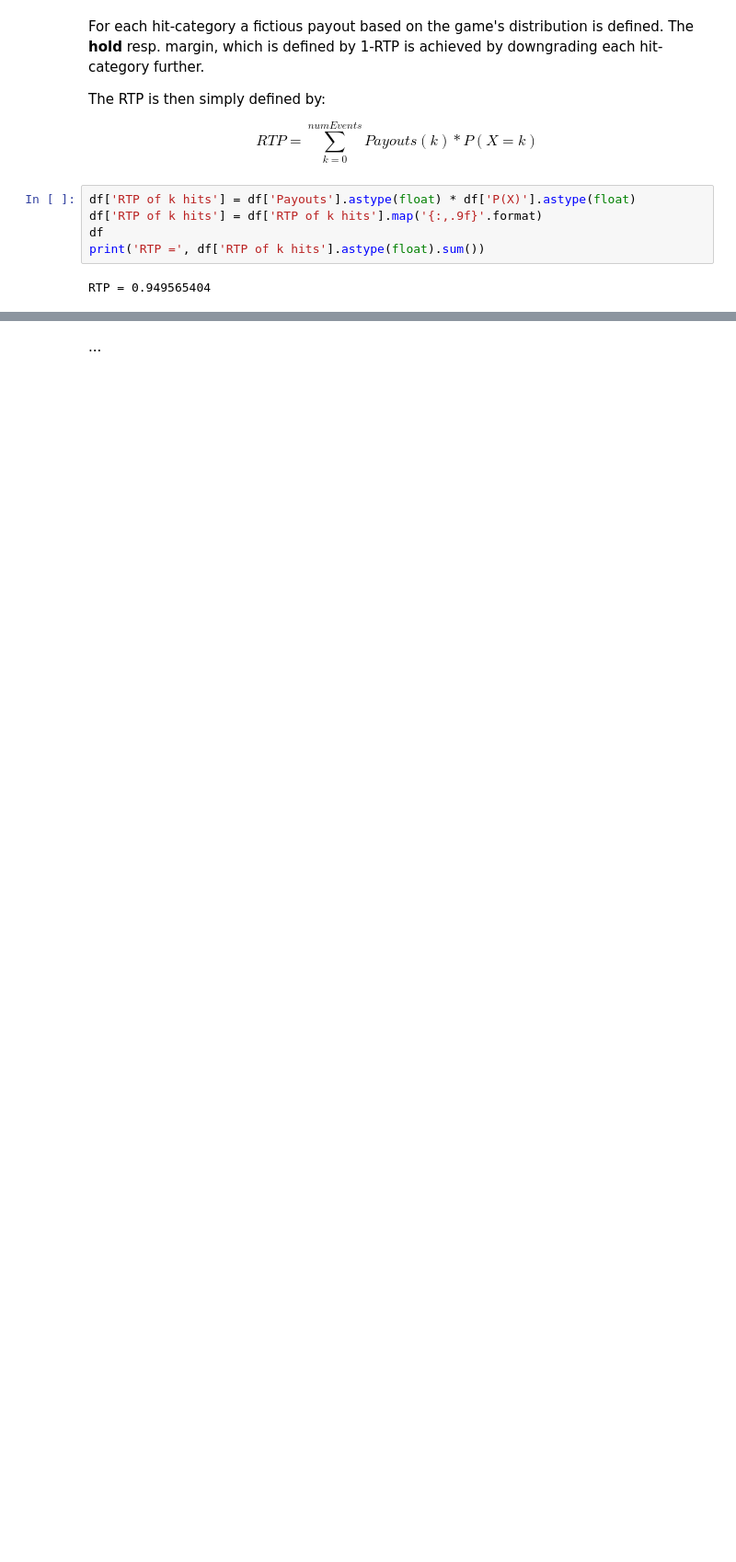
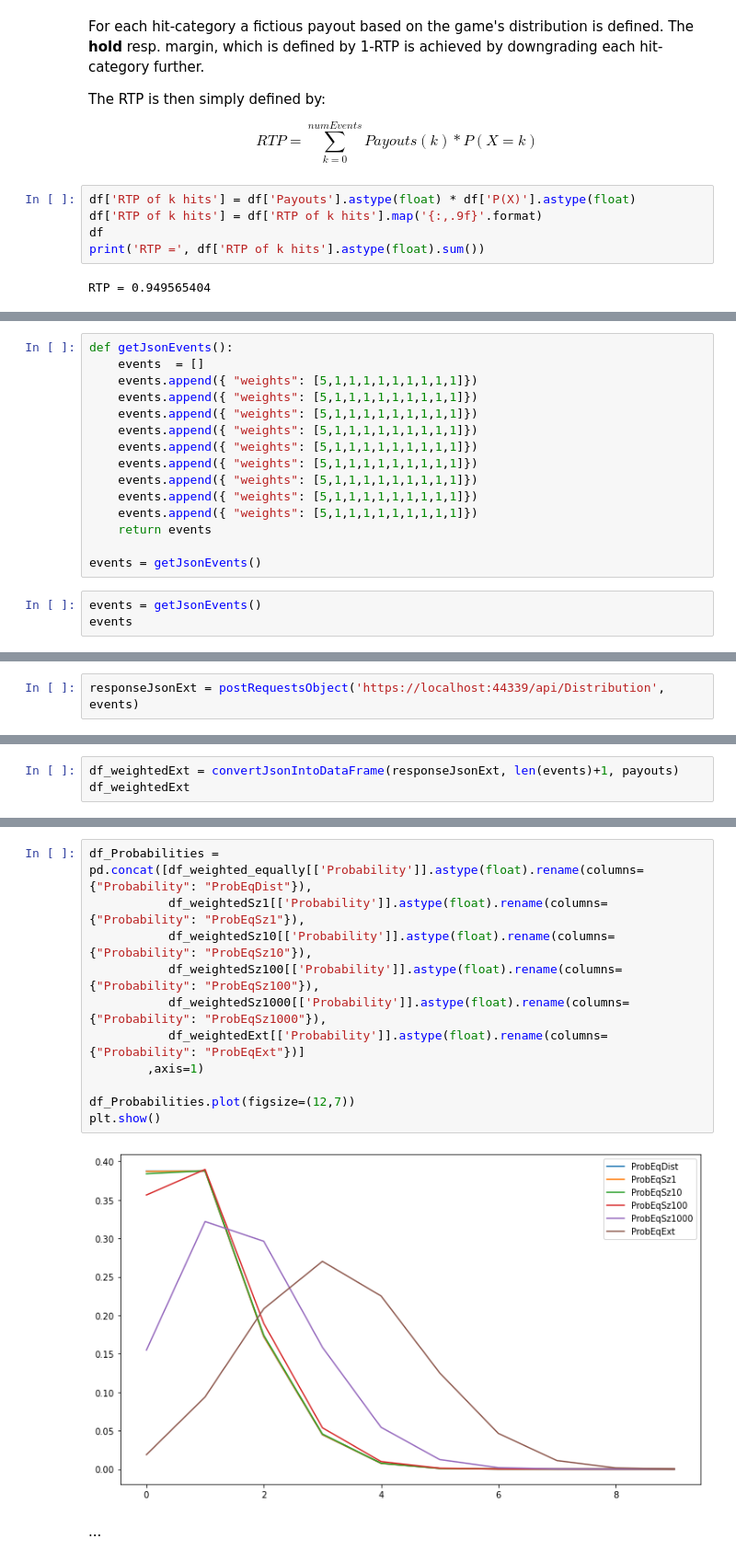
Before and after one commit to Gordi33/Hypercycle, a Jupyter notebook: DistributionComputation.ipynb, the cells around one changed output, grey strips where cells are left out. Shown at 92% size. Cells and saved outputs as stored; diff of their text form; blank space fills up the shorter version.

Commit message:
updated readme+DistComp

```diff
--- a/DistributionComputation.ipynb
+++ b/DistributionComputation.ipynb
@@ -140,0 +504,18 @@ Part 4: .. .
+# %%
+def getJsonEvents():
+    events  = []
+    events.append({ "weights": [5,1,1,1,1,1,1,1,1,1]})
+    events.append({ "weights": [5,1,1,1,1,1,1,1,1,1]})
+    events.append({ "weights": [5,1,1,1,1,1,1,1,1,1]})
+    events.append({ "weights": [5,1,1,1,1,1,1,1,1,1]})
+    events.append({ "weights": [5,1,1,1,1,1,1,1,1,1]})
+    events.append({ "weights": [5,1,1,1,1,1,1,1,1,1]})
+    events.append({ "weights": [5,1,1,1,1,1,1,1,1,1]})
+    events.append({ "weights": [5,1,1,1,1,1,1,1,1,1]})
+    events.append({ "weights": [5,1,1,1,1,1,1,1,1,1]})
+    return events
+
+events = getJsonEvents()
+# %%
+events = getJsonEvents()
+events
@@ -140,0 +532,2 @@ Part 4: .. .
+# %%
+responseJsonExt = postRequestsObject('https://localhost:44339/api/Distribution', events)
@@ -140,0 +536,3 @@ Part 4: .. .
+# %%
+df_weightedExt = convertJsonIntoDataFrame(responseJsonExt, len(events)+1, payouts)
+df_weightedExt
@@ -141,2 +564,15 @@ Part 4: .. .
+# %%
+df_Probabilities = pd.concat([df_weighted_equally[['Probability']].astype(float).rename(columns={"Probability": "ProbEqDist"}),
+           df_weightedSz1[['Probability']].astype(float).rename(columns={"Probability": "ProbEqSz1"}),
+           df_weightedSz10[['Probability']].astype(float).rename(columns={"Probability": "ProbEqSz10"}),
+           df_weightedSz100[['Probability']].astype(float).rename(columns={"Probability": "ProbEqSz100"}),
+           df_weightedSz1000[['Probability']].astype(float).rename(columns={"Probability": "ProbEqSz1000"}),
+           df_weightedExt[['Probability']].astype(float).rename(columns={"Probability": "ProbEqExt"})]
+        ,axis=1)
+
+df_Probabilities.plot(figsize=(12,7))
+plt.show()
+# %% [output]
+[figure, added]
 # %% [markdown]
 ...
```
Also changed, not shown: parts of 58 cells of this notebook, 1 other file.
